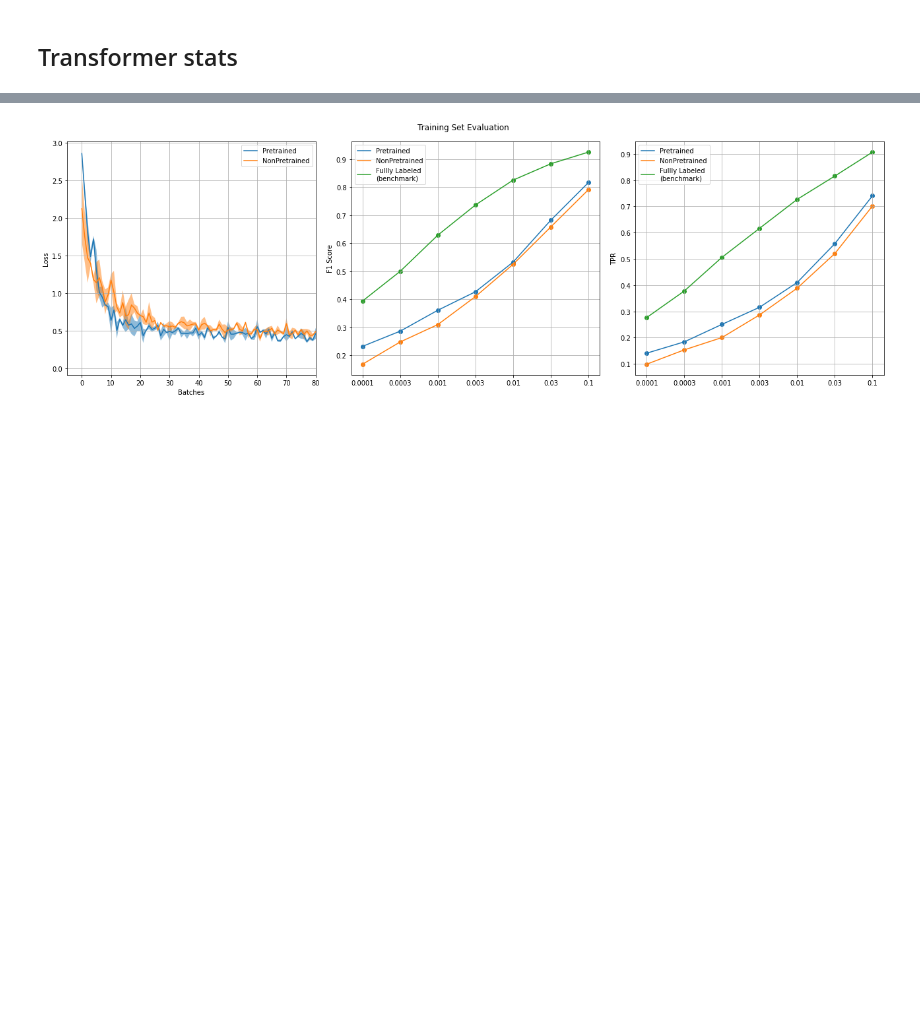
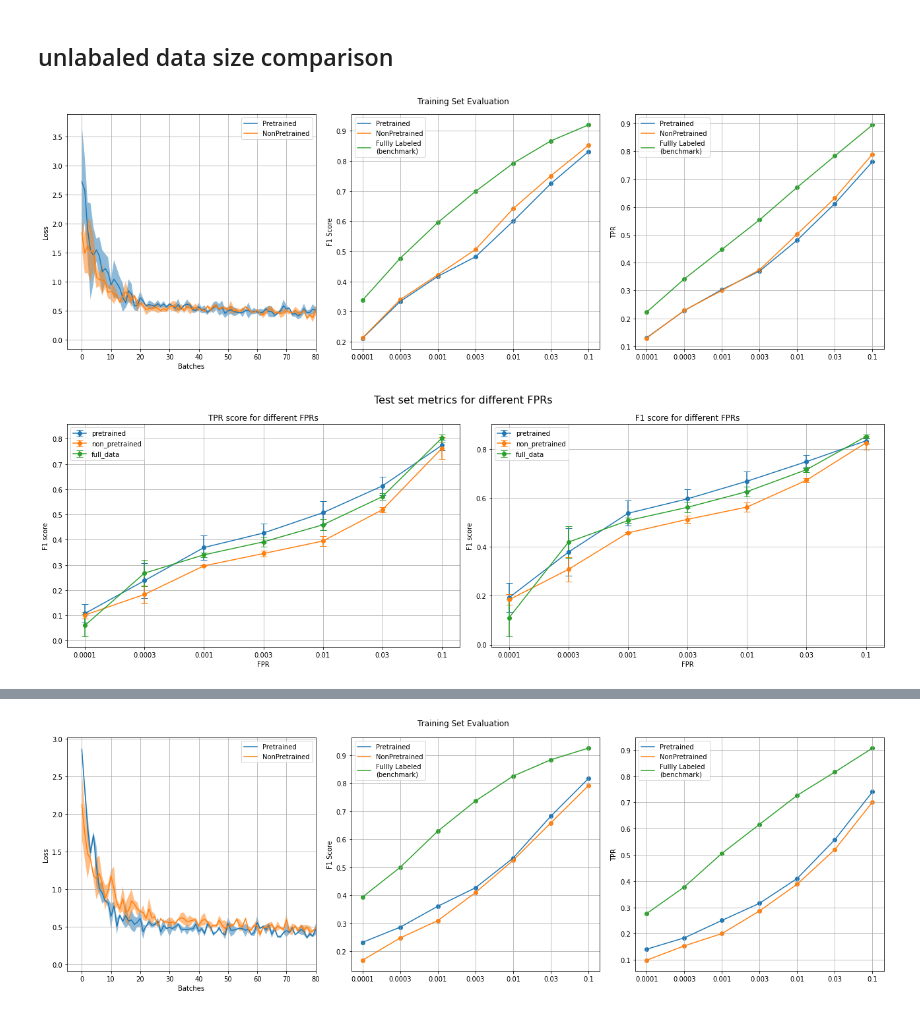
Before and after one commit to dtrizna/nebula, a Jupyter notebook: evaluation/_speakeasy_MLM_v2.ipynb, the cells around one changed output, grey strips where cells are left out. Cells and saved outputs as stored; diff of their text form; code cells hidden in the pictures; blank space fills up the shorter version.

Commit message:
masked language model tests on per epoch performance and unlabeled data size

```diff
--- a/evaluation/_speakeasy_MLM_v2.ipynb
+++ b/evaluation/_speakeasy_MLM_v2.ipynb
@@ -96,13 +98,15 @@ def plotLineScatterStats(folders, pattern, ylabel, ax=None, figsize=(10, 8)):
 # %%
 def getMainStats(runFolder, lossXlim=(-5,70), dropPlots=True):
     runFolder = os.path.join("MaskedLanguageModeling", runFolder)
-    metricFile = os.path.join(runFolder, [x for x in os.listdir(runFolder) if "metric" in x][0])
+    metricFile = os.path.join(runFolder, [x for x in os.listdir(runFolder) if ("metric" in x) or ("results_full.json" in x)][0])
     outPlotPrefix = os.path.basename(runFolder)
 
-    downstreamLossFolderPretrained = rf"{runFolder}\downstreamTask_pretrained"
-    downstreamLossFolderNonPretrained = rf"{runFolder}\downstreamTask_non_preTrained"
-    downstreamLossFolderFull = rf"{runFolder}\downstreamTask_full_data"
+    downstreamLossFolderPretrained = os.path.join(rf"{runFolder}", "downstreamTask_pretrained")
+    downstreamLossFolderNonPretrained = os.path.join(rf"{runFolder}","downstreamTask_non_pretrained")
+    downstreamLossFolderFull = os.path.join(rf"{runFolder}", "downstreamTask_full_data")
     folders = [downstreamLossFolderPretrained, downstreamLossFolderNonPretrained, downstreamLossFolderFull]
+    if "training_files" in os.listdir(downstreamLossFolderFull):
+        folders = [os.path.join(x, "training_files") for x in folders]
 
     # make 3 plots
     fig, ax = plt.subplots(1, 3, figsize=(18, 6))
@@ -123,7 +127,7 @@ def getMainStats(runFolder, lossXlim=(-5,70), dropPlots=True):
     tprs = pd.DataFrame()
     tprerrs = pd.DataFrame()
     for key in metrics:
-        for fpr in metrics[key]:
+        for fpr in [x for x in metrics[key] if "fpr" in x]:
             f1s_test.loc[fpr.strip("fpr_"), key] = metrics[key][fpr]['f1_mean']
             f1errs_test.loc[fpr.strip("fpr_"), key] = metrics[key][fpr]['f1_std']
             tprs.loc[fpr.strip("fpr_"), key] = metrics[key][fpr]['tpr_mean']
@@ -221,5 +229,11 @@ def plot_roc_curves(runFolder, modelIdx=1):
     ax.set_ylim(0.4, 1.1)
     ax.set_xlim(-0.1, 0.7)
     return ax
-# %% [markdown]
-## Transformer stats
+# %% [markdown]
+## unlabaled data size comparison
+# %%
+runFolder = r"uSize_0.7_1674899653"
+f1s_train, f1errs_train, f1s_test, f1errs_test = getMainStats(runFolder, lossXlim=(-5,80))
+# %% [output]
+[figure, added]
+[figure, added]
```
Also changed, not shown: parts of 9 cells of this notebook, 26 other files.
